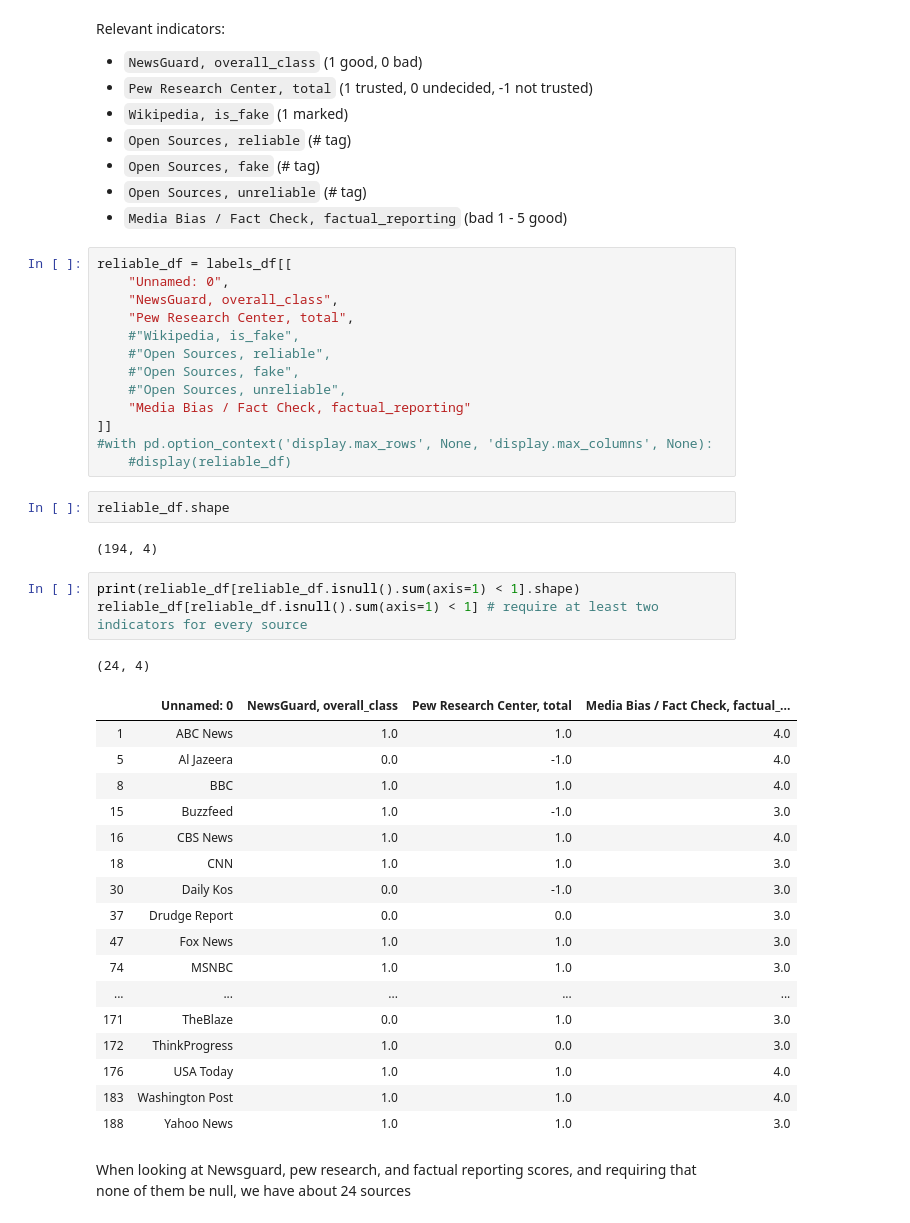
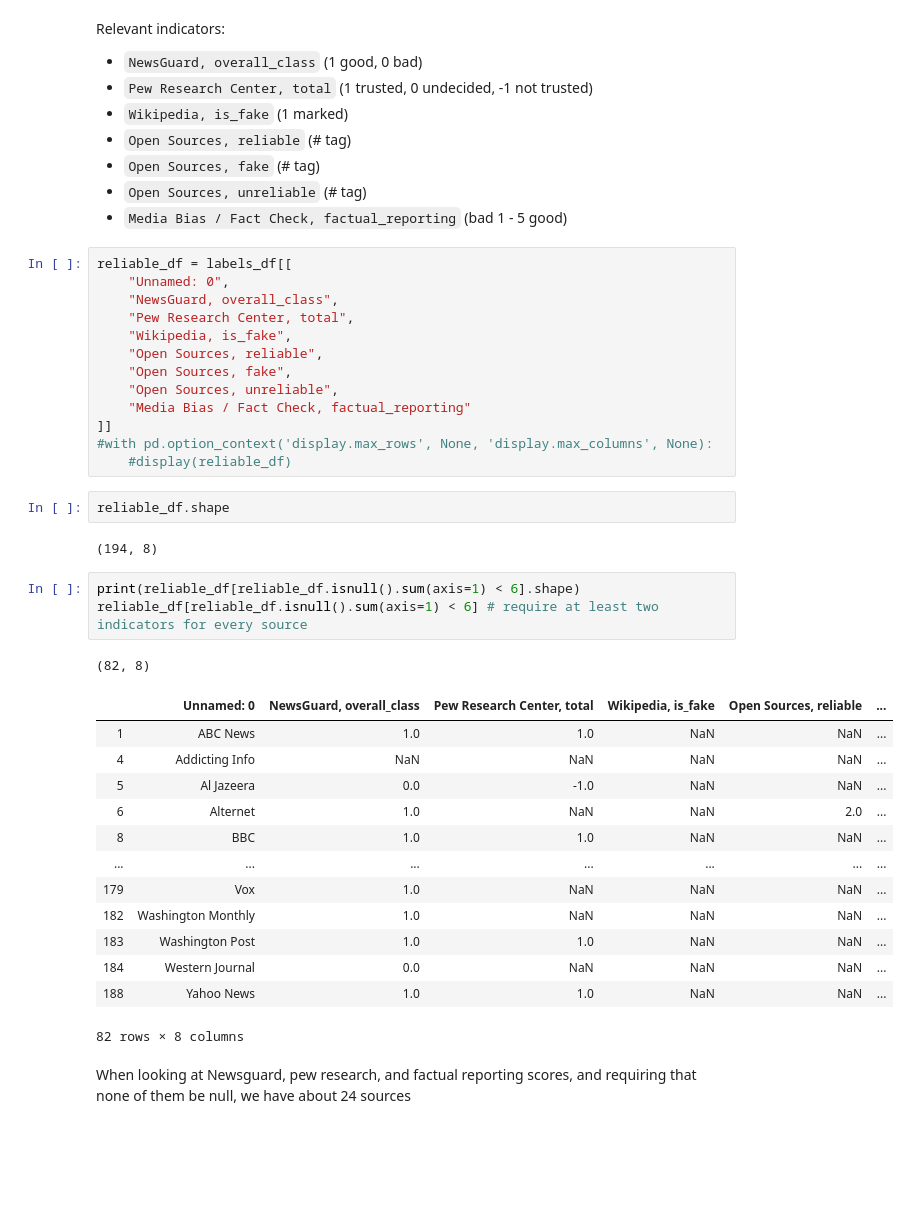
Before and after one commit to WarmCyan/news-bias-research, a Jupyter notebook: notebooks/1_NELAIndicatorAnalysis.ipynb, the cells around one changed output. Drawn from its saved outputs; the diff is of its cells as text; blank space fills up the shorter version.

Commit message:
Further analysis of indicator labels to use for different prediction tasks

```diff
--- a/notebooks/1_NELAIndicatorAnalysis.ipynb
+++ b/notebooks/1_NELAIndicatorAnalysis.ipynb
@@ -39,10 +83,10 @@ reliable_df = labels_df[[
     "Unnamed: 0",
     "NewsGuard, overall_class",
     "Pew Research Center, total",
-    #"Wikipedia, is_fake",
-    #"Open Sources, reliable",
-    #"Open Sources, fake",
-    #"Open Sources, unreliable",
+    "Wikipedia, is_fake",
+    "Open Sources, reliable",
+    "Open Sources, fake",
+    "Open Sources, unreliable",
     "Media Bias / Fact Check, factual_reporting"
 ]]
 #with pd.option_context('display.max_rows', None, 'display.max_columns', None):
@@ -50,28 +94,24 @@ reliable_df = labels_df[[
 # %%
 reliable_df.shape
 # %% [output]
-(194, 4)
+(194, 8)
 # %%
-print(reliable_df[reliable_df.isnull().sum(axis=1) < 1].shape)
-reliable_df[reliable_df.isnull().sum(axis=1) < 1] # require at least two indicators for every source
+print(reliable_df[reliable_df.isnull().sum(axis=1) < 6].shape)
+reliable_df[reliable_df.isnull().sum(axis=1) < 6] # require at least two indicators for every source
 # %% [output]
-(24, 4)
+(82, 8)
-|  | Unnamed: 0 | NewsGuard, overall_class | Pew Research Center, total | Media Bias / Fact Check, factual_... |
-| 1 | ABC News | 1.0 | 1.0 | 4.0 |
-| 5 | Al Jazeera | 0.0 | -1.0 | 4.0 |
-| 8 | BBC | 1.0 | 1.0 | 4.0 |
-| 15 | Buzzfeed | 1.0 | -1.0 | 3.0 |
-| 16 | CBS News | 1.0 | 1.0 | 4.0 |
-| 18 | CNN | 1.0 | 1.0 | 3.0 |
-| 30 | Daily Kos | 0.0 | -1.0 | 3.0 |
-| 37 | Drudge Report | 0.0 | 0.0 | 3.0 |
-| 47 | Fox News | 1.0 | 1.0 | 3.0 |
-| 74 | MSNBC | 1.0 | 1.0 | 3.0 |
-| ... | ... | ... | ... | ... |
-| 171 | TheBlaze | 0.0 | 1.0 | 3.0 |
-| 172 | ThinkProgress | 1.0 | 0.0 | 3.0 |
-| 176 | USA Today | 1.0 | 1.0 | 4.0 |
-| 183 | Washington Post | 1.0 | 1.0 | 4.0 |
-| 188 | Yahoo News | 1.0 | 1.0 | 3.0 |
+|  | Unnamed: 0 | NewsGuard, overall_class | Pew Research Center, total | Wikipedia, is_fake | Open Sources, reliable | ... |
+| 1 | ABC News | 1.0 | 1.0 | NaN | NaN | ... |
+| 4 | Addicting Info | NaN | NaN | NaN | NaN | ... |
+| 5 | Al Jazeera | 0.0 | -1.0 | NaN | NaN | ... |
+| 6 | Alternet | 1.0 | NaN | NaN | 2.0 | ... |
+| 8 | BBC | 1.0 | 1.0 | NaN | NaN | ... |
+| ... | ... | ... | ... | ... | ... | ... |
+| 179 | Vox | 1.0 | NaN | NaN | NaN | ... |
+| 182 | Washington Monthly | 1.0 | NaN | NaN | NaN | ... |
+| 183 | Washington Post | 1.0 | 1.0 | NaN | NaN | ... |
+| 184 | Western Journal | 0.0 | NaN | NaN | NaN | ... |
+| 188 | Yahoo News | 1.0 | 1.0 | NaN | NaN | ... |
+82 rows × 8 columns
 # %% [markdown]
 When looking at Newsguard, pew research, and factual reporting scores, and requiring that none of them be null, we have about 24 sources
```
Also changed, not shown: parts of 9 cells of this notebook, 1 other file.
